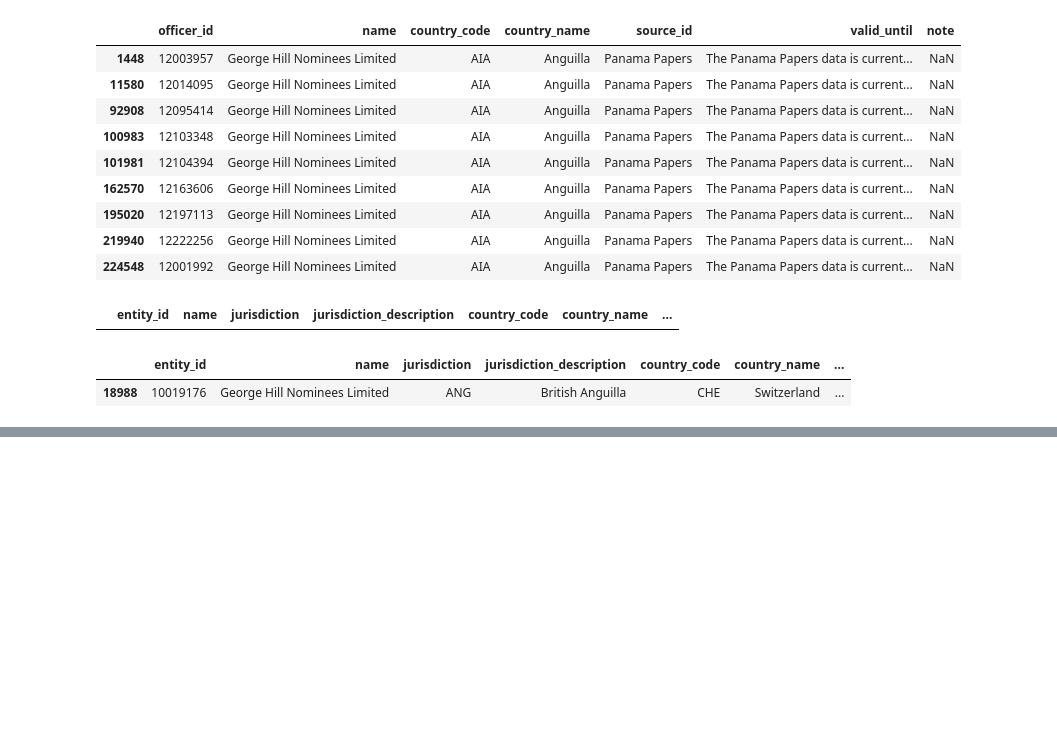
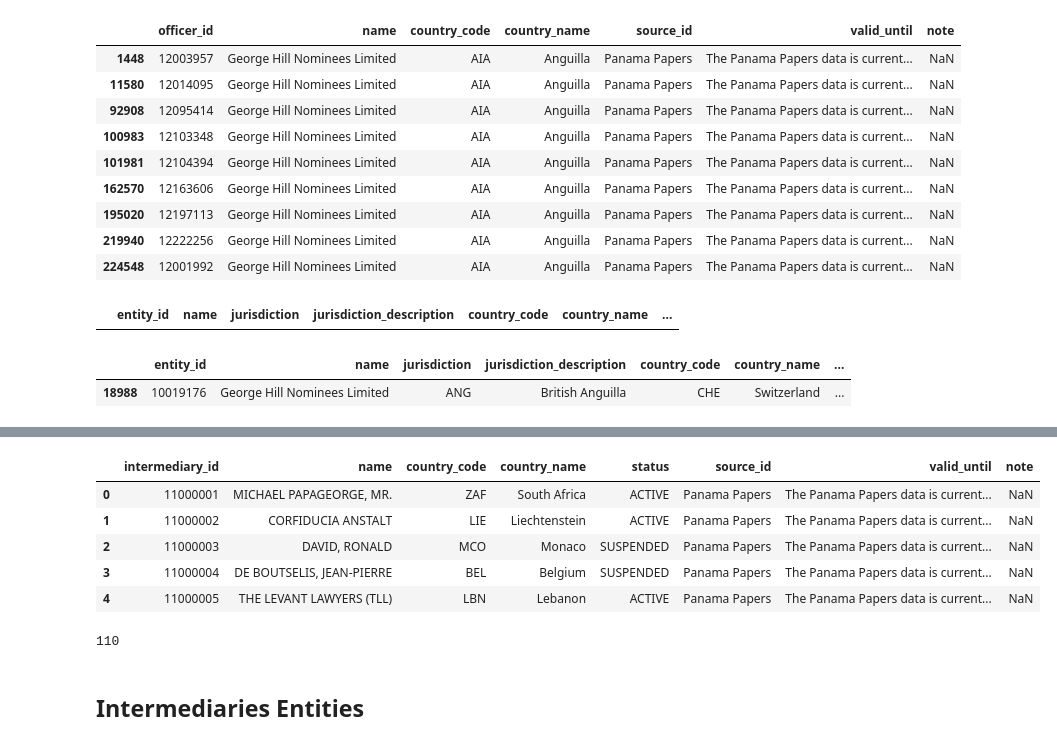
Before and after one commit to dimcel/Panama_papers_SQL, a Jupyter notebook: project.ipynb, the cells around one changed output, grey strips where cells are left out. Cells and saved outputs as stored; diff of their text form; code cells hidden in the pictures; blank space fills up the shorter version.

Commit message:
added the intermediaries table and data no problem

```diff
--- a/project.ipynb
+++ b/project.ipynb
@@ -913,0 +784,30 @@ intermediary.head()
+# %%
+intermediary_2 = intermediary.copy()
+# %%
+db_table_columns = [
+'intermediary_id',
+'name',
+'country_code',
+'country_name',
+'status',
+'source_id',
+'valid_until',
+'note'
+]
+column_mapping = dict(zip(intermediary_2.columns, db_table_columns))
+intermediary_2.rename(columns=column_mapping, inplace=True)
+# %%
+intermediary_2.head()
+# %% [output]
+|  | intermediary_id | name | country_code | country_name | status | source_id | valid_until | note |
+| 0 | 11000001 | MICHAEL PAPAGEORGE, MR. | ZAF | South Africa | ACTIVE | Panama Papers | The Panama Papers data is current... | NaN |
+| 1 | 11000002 | CORFIDUCIA ANSTALT | LIE | Liechtenstein | ACTIVE | Panama Papers | The Panama Papers data is current... | NaN |
+| 2 | 11000003 | DAVID, RONALD | MCO | Monaco | SUSPENDED | Panama Papers | The Panama Papers data is current... | NaN |
+| 3 | 11000004 | DE BOUTSELIS, JEAN-PIERRE | BEL | Belgium | SUSPENDED | Panama Papers | The Panama Papers data is current... | NaN |
+| 4 | 11000005 | THE LEVANT LAWYERS (TLL) | LBN | Lebanon | ACTIVE | Panama Papers | The Panama Papers data is current... | NaN |
+# %%
+intermediary_2.to_sql('intermediaries_2325', engine, if_exists='append', index=False)
+# %% [output]
+110
+# %% [markdown]
+## Intermediaries Entities
```
Also changed, not shown: parts of 30 cells of this notebook, 2 other files.
